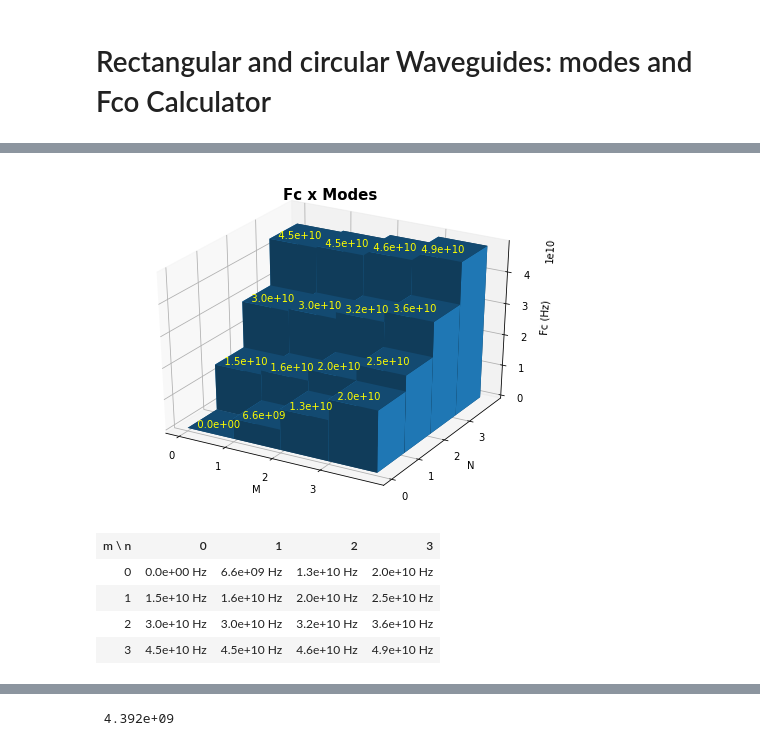
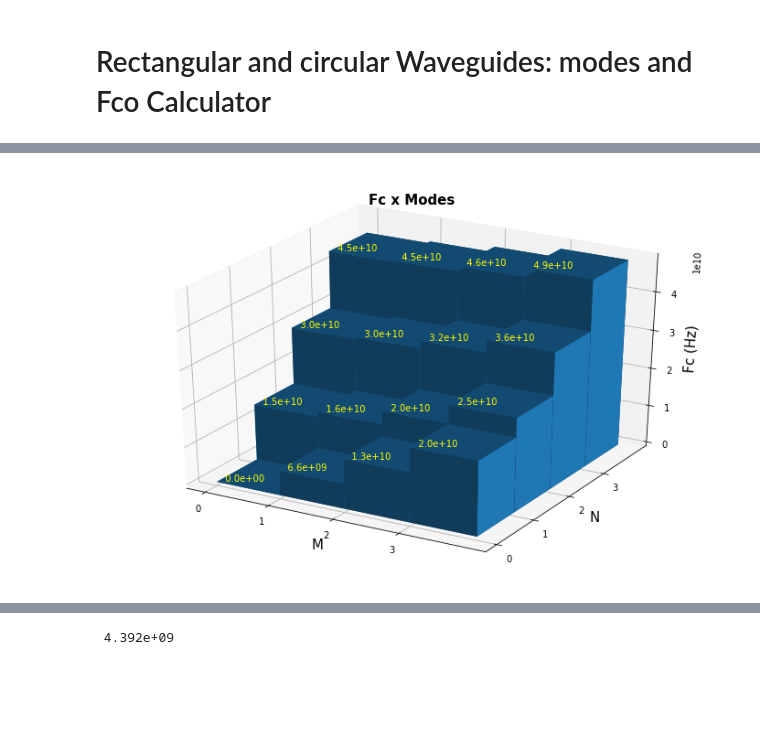
Before and after one commit to HugoSoaresFontes/Waveguides, a Jupyter notebook: tutorial.ipynb, the cells around one changed output, grey strips where cells are left out. Cells and saved outputs as stored; diff of their text form; code cells hidden in the pictures; blank space fills up the shorter version.

Commit message:
Step chart (x - cf)

```diff
--- a/tutorial.ipynb
+++ b/tutorial.ipynb
@@ -88,77 +88,41 @@ from mpl_toolkits.mplot3d import Axes3D
 import matplotlib.pyplot as plt
 import numpy as np
 from IPython.core.display import HTML
-fig = plt.figure(figsize=(8, 6))
+fig = plt.figure(figsize=(12, 8))
 ax = fig.add_subplot(111, projection='3d')
 
 
 len_m = 4
 len_n = 4
 
 m,n = np.meshgrid(np.arange(len_m), np.arange(len_n))
 cf = np.empty((len_m, len_n))
 
 guia = RectangularWaveGuide(a=0.0228, b=0.0101)
-
 
 
 def number_compress(number):
     return "%10.1e"%number
 
 for i in range(len_m):
     for j in range(len_n):
         cf[i][j] = guia.findCF(m[i][j], n[i][j])
         ax.text(m[i][j], n[i][j], cf[i][j], number_compress(cf[i][j]), color='yellow')
 
 # Plot Fc's x modes in 3d chart
 plt.xticks(range(len_m))
 plt.yticks(range(len_n))
 plt.title("Fc x Modes", fontweight="bold", fontsize="15")
-ax.set_xlabel('M')
-ax.set_ylabel('N')
-ax.set_zlabel('Fc (Hz)')
+ax.set_xlabel('M', fontsize=15)
+ax.set_ylabel('N', fontsize=15)
+ax.set_zlabel('Fc (Hz)', fontsize=15)
 
 x, y, z = m.ravel(), n.ravel(), cf.ravel()
 
 bottom = np.zeros_like(z)
 width = depth = 1
 
 ax.bar3d(x, y, bottom, width, depth, z, alpha=1)
-
 plt.show()
-
-
-# Preparing html table
-html = """
-     <table style="border:none">
-         <tr style="border:none">
-             <th style="padding:20px; border:none; background-color:#f7f7f7;">
-             <center> m \ n </center> """+ """
-             </th>
-    """
-
-for j in range(len_n):
-    html += """<th style="padding:20px; border:none; background-color:#f7f7f7;">
-             <center> %d </center> """ %j+ """
-             </th>"""
-html += """ </tr> """
-
-for i in range(len_m):
-    html += """<tr style="border:none">
-               <td style="padding:20px; border:none; font-weight:bold;">%d</td>""" %i
-    for j in range(len_n):
-        html += """<td style="padding:20px; border:none;">%10.1e Hz</td> """ %cf[i][j]
-
-    html += """</tr>"""
-
-html += """</table>"""
 # %% [output]
-[figure, old version]
+[figure, new version]
-# %%
-HTML(html)
-# %% [output]
-| m \ n | 0 | 1 | 2 | 3 |
-| 0 | 0.0e+00 Hz | 6.6e+09 Hz | 1.3e+10 Hz | 2.0e+10 Hz |
-| 1 | 1.5e+10 Hz | 1.6e+10 Hz | 2.0e+10 Hz | 2.5e+10 Hz |
-| 2 | 3.0e+10 Hz | 3.0e+10 Hz | 3.2e+10 Hz | 3.6e+10 Hz |
-| 3 | 4.5e+10 Hz | 4.5e+10 Hz | 4.6e+10 Hz | 4.9e+10 Hz |
```
Also changed, not shown: parts of 2 cells of this notebook.
